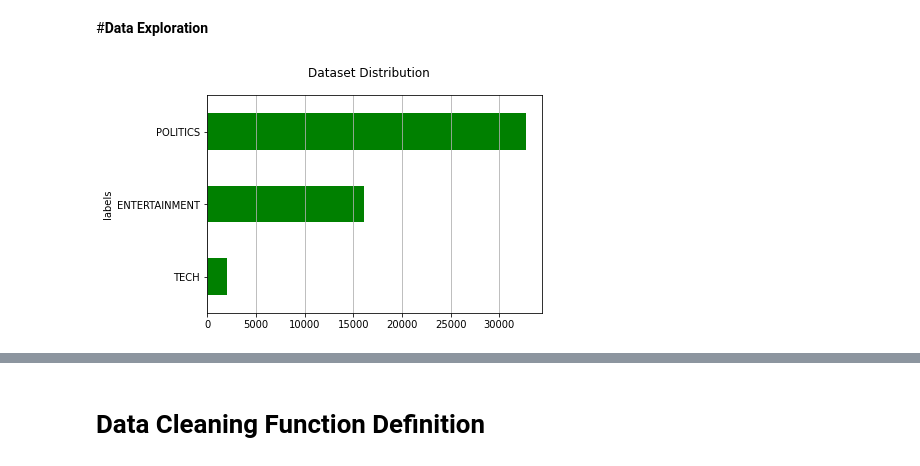
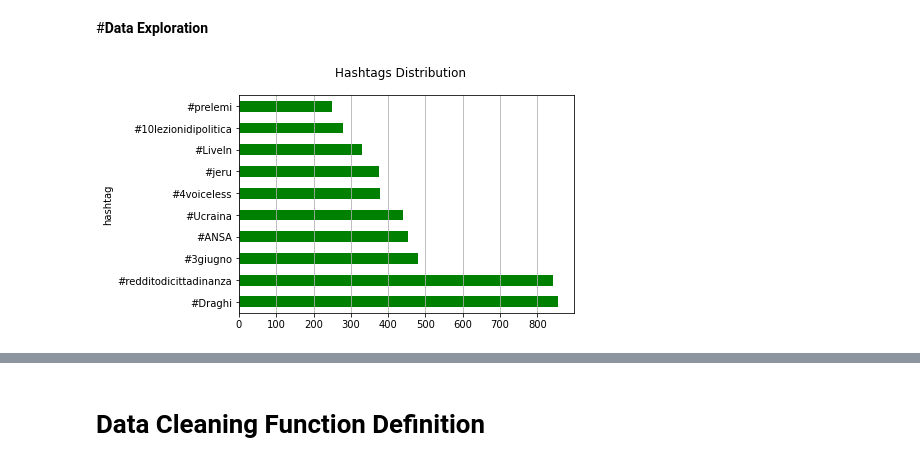
Before and after one commit to neural1977/bert_sentiment__emotions_topic_modeling, a Jupyter notebook: word_embeddings_ai_nlp.ipynb, the cells around one changed output, grey strips where cells are left out. Saved outputs shown, nothing was run; the diff lists cells and outputs as text; code cells hidden in the pictures.

```diff
--- a/word_embeddings_ai_nlp.ipynb
+++ b/word_embeddings_ai_nlp.ipynb
@@ -84,8 +103,11 @@ def data_download(file_to_download, gdrive_code, OS, uncompress = True):
 # %% [markdown]
 # **Data Download**
 # %%
-out = data_download("./News_Category_Dataset_v2.zip", "1O0JTnVgHcYppkR5hmj8sxkpgP4dI164C", OS)
-category_dicts = []
-with open('News_Category_Dataset_v2.json', mode='r', errors='ignore') as json_file:
-    for dic in json_file:
-        category_dicts.append(json.loads(dic))
+if benchmark == True:
+  out = data_download("./News_Category_Dataset_v2.zip", "1O0JTnVgHcYppkR5hmj8sxkpgP4dI164C", OS)
+  category_dicts = []
+  with open('News_Category_Dataset_v2.json', mode='r', errors='ignore') as json_file:
+      for dic in json_file:
+          category_dicts.append(json.loads(dic))
+else:
+  out = data_download("./tweetHashtah3Giu.zip", "1J2FodTnUeDURmg1I-4AQcbHE0XISILKf", OS)
@@ -126,9 +164,20 @@ labels: 0
 # %% [markdown]
 #**Data Exploration**
-# %%
-fig, ax = plt.subplots()
-fig.suptitle("Dataset Distribution", fontsize=12)
-data["labels"].reset_index().groupby("labels").count().sort_values(by="index").plot(kind="barh", legend=False, ax=ax, color = "green").grid(axis='x')
-plt.show()
-# %% [output]
-[figure, removed]
+# %%
+if benchmark == True:
+  fig, ax = plt.subplots()
+  fig.suptitle("Dataset Distribution", fontsize=12)
+  data["labels"].reset_index().groupby("labels").count().sort_values(by="index").plot(kind="barh", legend=False, ax=ax, color = "green").grid(axis='x')
+  plt.show()
+else:
+  fig, ax = plt.subplots()
+  fig.suptitle("Hashtags Distribution", fontsize=12)
+  data["hashtag"].reset_index().groupby("hashtag").count().sort_values(by="index", ascending = False)[0:10].plot(kind="barh", legend=False, ax=ax, color = "green").grid(axis='x')
+  ht = data["hashtag"].reset_index().groupby("hashtag").count().sort_values(by="index", ascending = False)[0:10]
+  plt.show()
+  filter = "$|".join(list(ht.index))
+  data = data[data.hashtag.str.contains(filter)]
+  data.hashtag.value_counts()
+  data = data.rename(columns={"hashtag":"labels", "TEXT":"text"})
+# %% [output]
+[figure, added]
```
Also changed, not shown: parts of 35 cells of this notebook, 1 other file.
